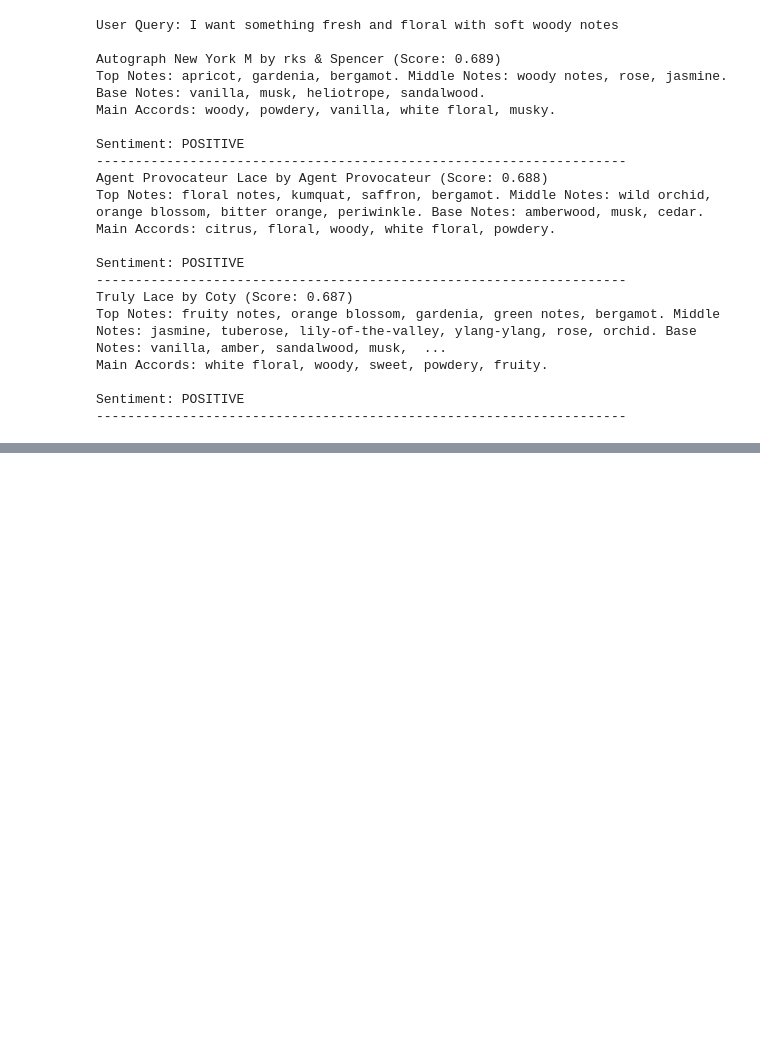
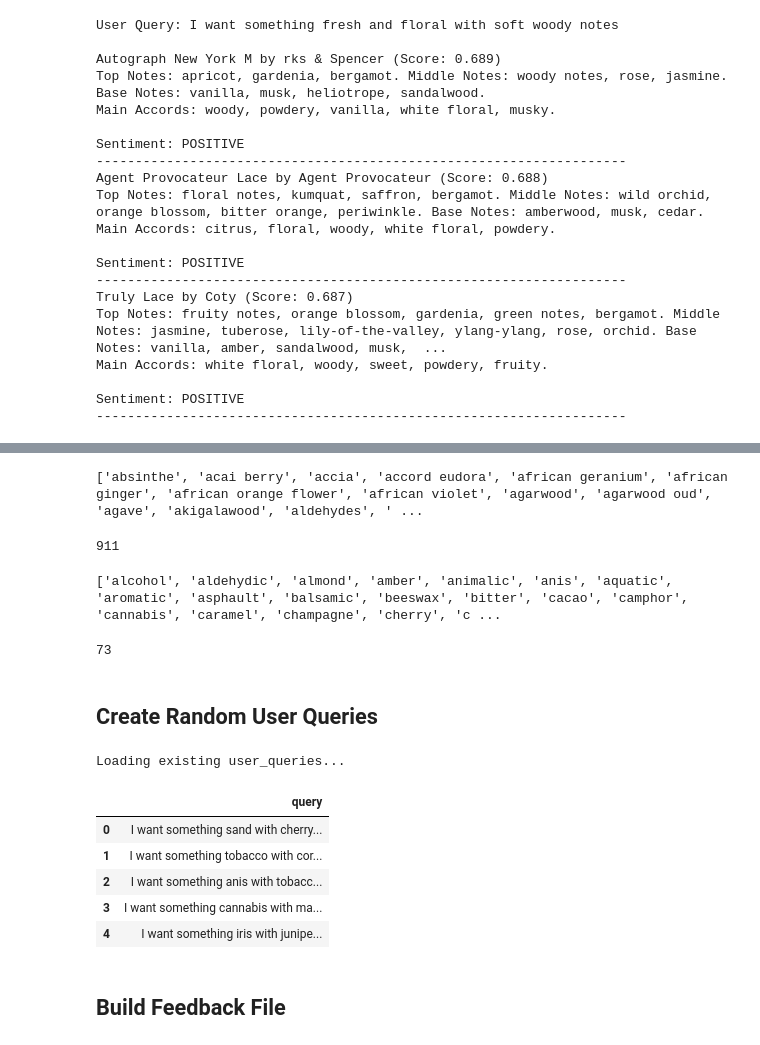
Before and after one commit to juntongsu/totallymakescents, a Jupyter notebook: models/recommend_without_tags.ipynb, the cells around one changed output, grey strips where cells are left out. Drawn from its saved outputs; the diff is of its cells as text; code cells hidden in the pictures; blank space fills up the shorter version.

```diff
--- a/models/classify_reviews.ipynb
+++ b/models/recommend_without_tags.ipynb
@@ -479,0 +533,54 @@ Sentiment: POSITIVE
+# %%
+print(notes)
+len(notes)
+# %% [output]
+['absinthe', 'acai berry', 'accia', 'accord eudora', 'african geranium', 'african ginger', 'african orange flower', 'african violet', 'agarwood', 'agarwood oud', 'agave', 'akigalawood', 'aldehydes', ' ...
+911
+# %%
+print(accords)
+len(accords)
+# %% [output]
+['alcohol', 'aldehydic', 'almond', 'amber', 'animalic', 'anis', 'aquatic', 'aromatic', 'asphault', 'balsamic', 'beeswax', 'bitter', 'cacao', 'camphor', 'cannabis', 'caramel', 'champagne', 'cherry', 'c ...
+73
+# %% [markdown]
+## Create Random User Queries
+# %%
+import random
+
+def generate_random_query(notes, accords, occasions):
+    note1, note2 = random.sample(notes, 2)
+    accord = random.choice(accords)
+    occasion = random.choice(occasions)
+    return f"I want something {accord} with {note1} and {note2} {occasion}."
+# %%
+num_queries = 50
+query_path = "/content/drive/MyDrive/Colab Notebooks/totallymakescents/data/testing/user_queries.csv"
+
+# Check if file exists
+if os.path.exists(query_path):
+    print(f"Loading existing user_queries...")
+    query_df = pd.read_csv(query_path)
+
+else:
+    print("No user_queries, needs to generating new queries...")
+
+    # Generate new queries
+    generated_queries = [generate_random_query(notes, accords, occasions) for _ in range(num_queries)]
+    generated_queries = list(set(generated_queries))  # remove duplicates
+
+    query_df = pd.DataFrame({"query": generated_queries})
+    query_df.to_csv(query_path, index=False)
+
+    print(f"Saved {num_queries} user queries to {query_path}")
+
+query_df.head()
+# %% [output]
+Loading existing user_queries...
+|  | query |
+| 0 | I want something sand with cherry... |
+| 1 | I want something tobacco with cor... |
+| 2 | I want something anis with tobacc... |
+| 3 | I want something cannabis with ma... |
+| 4 | I want something iris with junipe... |
+# %% [markdown]
+## Build Feedback File
```
Also changed, not shown: parts of 13 cells of this notebook, 1 other file.
